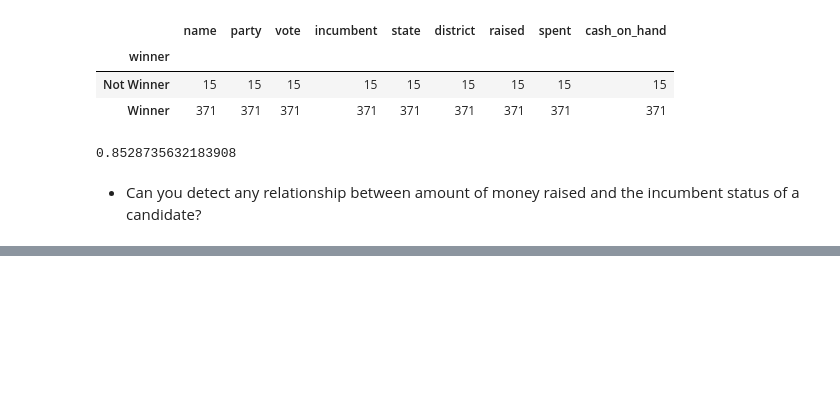
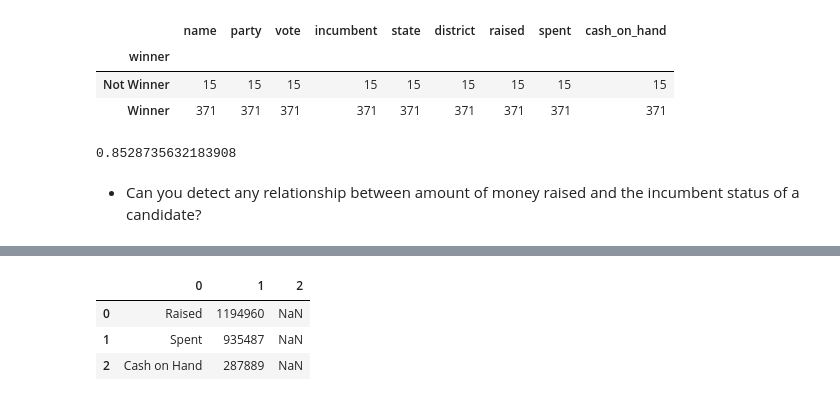
Before and after one commit to tomoumer/webscraping_open_secrets-pizza, a Jupyter notebook: notebooks/TU_webscrape.ipynb, the cells around one changed output, grey strips where cells are left out. Drawn from its saved outputs; the diff is of its cells as text; code cells hidden in the pictures; blank space fills up the shorter version.

```diff
--- a/notebooks/TU_webscrape.ipynb
+++ b/notebooks/TU_webscrape.ipynb
@@ -528,0 +550,7 @@ plt.xlabel('raised in thousands');
+# %%
+pd.read_html(str(soup_TN07.findAll('table', attrs={'class' : 'Members--table'})[0]).replace('$','').replace(':', ''))[0]
+# %% [output]
+|  | 0 | 1 | 2 |
+| 0 | Raised | 1194960 | NaN |
+| 1 | Spent | 935487 | NaN |
+| 2 | Cash on Hand | 287889 | NaN |
```
Also changed, not shown: parts of 14 cells of this notebook.
